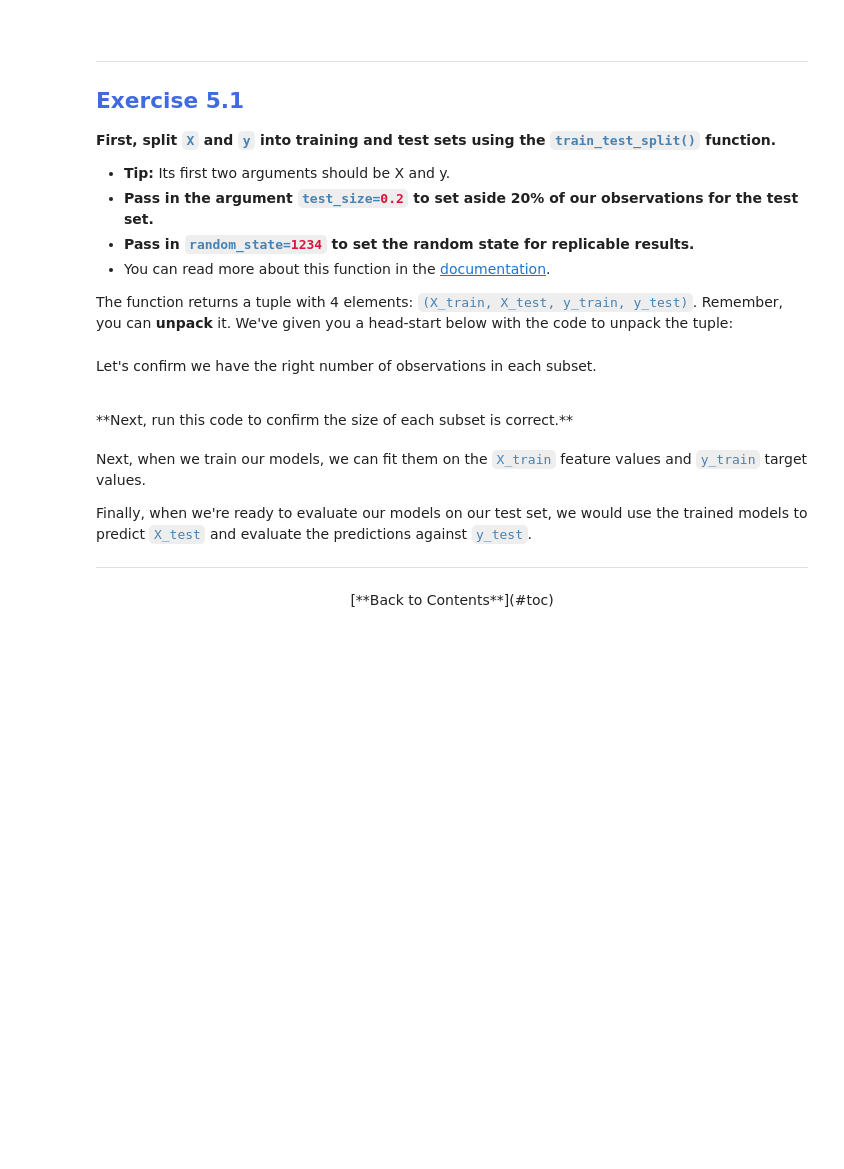
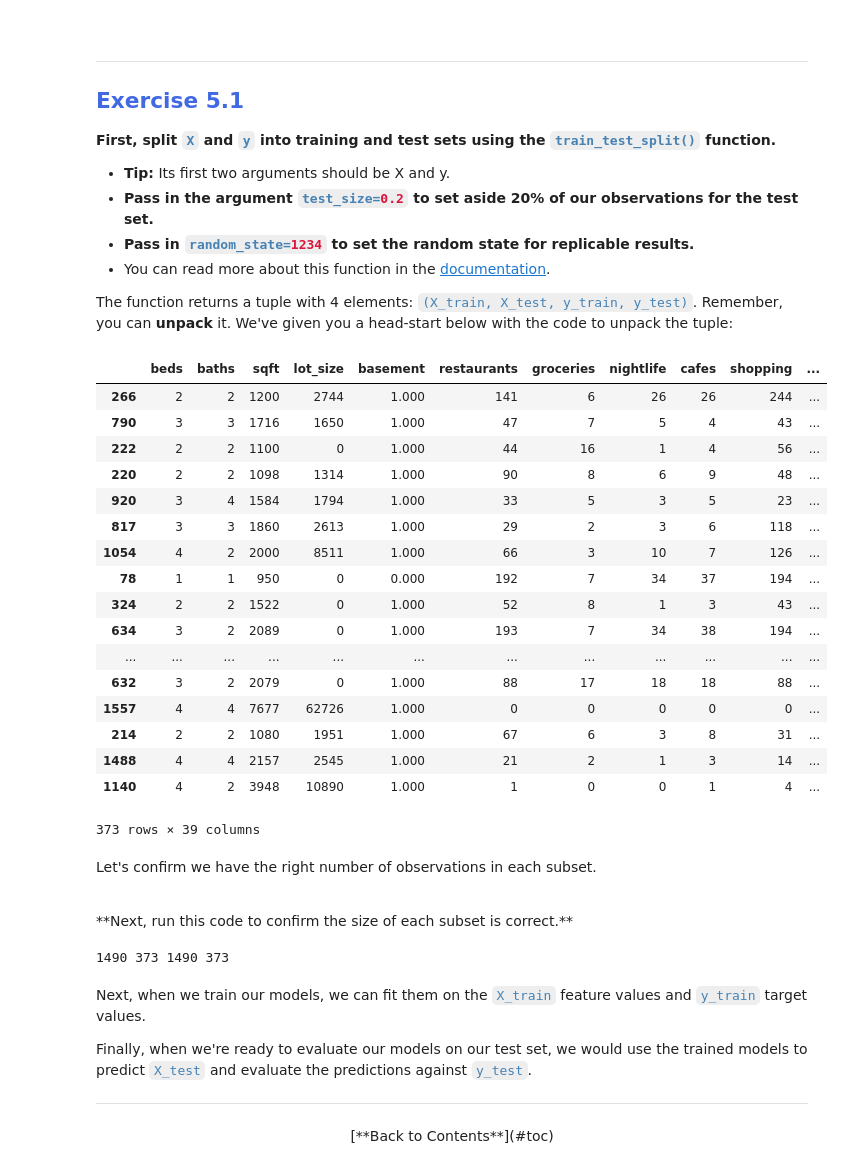
Before and after one commit to baskoroi/elite-ml, a Jupyter notebook: workbooks/project-2/Module 5 - Model Training.ipynb, the cells around one changed output. Drawn from its saved outputs; the diff is of its cells as text; code cells hidden in the pictures; blank space fills up the shorter version.

```diff
--- a/workbooks/project-2/Module 5 - Model Training.ipynb
+++ b/workbooks/project-2/Module 5 - Model Training.ipynb
@@ -92,8 +97,10 @@ First, let's import the <code style="color:steelblue">train_test_split()</code>
 Next, separate your dataframe into separate objects for the target variable (<code style="color:steelblue">y</code>) and the input features (<code style="color:steelblue">X</code>).
 # %%
 # Create separate object for target variable
+y = df.tx_price
 
 # Create separate object for input features
+X = df.drop('tx_price', axis=1)
 # %% [markdown]
 <br><hr style="border-color:royalblue;background-color:royalblue;height:1px;">
 ## <span style="color:RoyalBlue">Exercise 5.1</span>
@@ -107,7 +114,28 @@ Next, separate your dataframe into separate objects for the target variable (<co
 The function returns a tuple with 4 elements: <code style="color:steelblue">(X_train, X_test, y_train, y_test)</code>. Remember, you can **unpack** it. We've given you a head-start below with the code to unpack the tuple:
 # %%
 # Split X and y into train and test sets
-X_train, X_test, y_train, y_test =
+X_train, X_test, y_train, y_test = train_test_split(X, y, test_size=0.2, random_state=1234)
+# %%
+X_test
+# %% [output]
+|  | beds | baths | sqft | lot_size | basement | restaurants | groceries | nightlife | cafes | shopping | ... |
+| 266 | 2 | 2 | 1200 | 2744 | 1.000 | 141 | 6 | 26 | 26 | 244 | ... |
+| 790 | 3 | 3 | 1716 | 1650 | 1.000 | 47 | 7 | 5 | 4 | 43 | ... |
+| 222 | 2 | 2 | 1100 | 0 | 1.000 | 44 | 16 | 1 | 4 | 56 | ... |
+| 220 | 2 | 2 | 1098 | 1314 | 1.000 | 90 | 8 | 6 | 9 | 48 | ... |
+| 920 | 3 | 4 | 1584 | 1794 | 1.000 | 33 | 5 | 3 | 5 | 23 | ... |
+| 817 | 3 | 3 | 1860 | 2613 | 1.000 | 29 | 2 | 3 | 6 | 118 | ... |
+| 1054 | 4 | 2 | 2000 | 8511 | 1.000 | 66 | 3 | 10 | 7 | 126 | ... |
+| 78 | 1 | 1 | 950 | 0 | 0.000 | 192 | 7 | 34 | 37 | 194 | ... |
+| 324 | 2 | 2 | 1522 | 0 | 1.000 | 52 | 8 | 1 | 3 | 43 | ... |
+| 634 | 3 | 2 | 2089 | 0 | 1.000 | 193 | 7 | 34 | 38 | 194 | ... |
+| ... | ... | ... | ... | ... | ... | ... | ... | ... | ... | ... | ... |
+| 632 | 3 | 2 | 2079 | 0 | 1.000 | 88 | 17 | 18 | 18 | 88 | ... |
+| 1557 | 4 | 4 | 7677 | 62726 | 1.000 | 0 | 0 | 0 | 0 | 0 | ... |
+| 214 | 2 | 2 | 1080 | 1951 | 1.000 | 67 | 6 | 3 | 8 | 31 | ... |
+| 1488 | 4 | 4 | 2157 | 2545 | 1.000 | 21 | 2 | 1 | 3 | 14 | ... |
+| 1140 | 4 | 2 | 3948 | 10890 | 1.000 | 1 | 0 | 0 | 1 | 4 | ... |
+373 rows × 39 columns
 # %% [markdown]
 Let's confirm we have the right number of observations in each subset.
 
@@ -115,6 +143,8 @@ Let's confirm we have the right number of observations in each subset.
 **Next, run this code to confirm the size of each subset is correct.**
 # %%
 print( len(X_train), len(X_test), len(y_train), len(y_test) )
+# %% [output]
+1490 373 1490 373
 # %% [markdown]
 Next, when we train our models, we can fit them on the <code style="color:steelblue">X_train</code> feature values and <code style="color:steelblue">y_train</code> target values.
 
```
Also changed, not shown: parts of 34 cells of this notebook, 3 other files.
